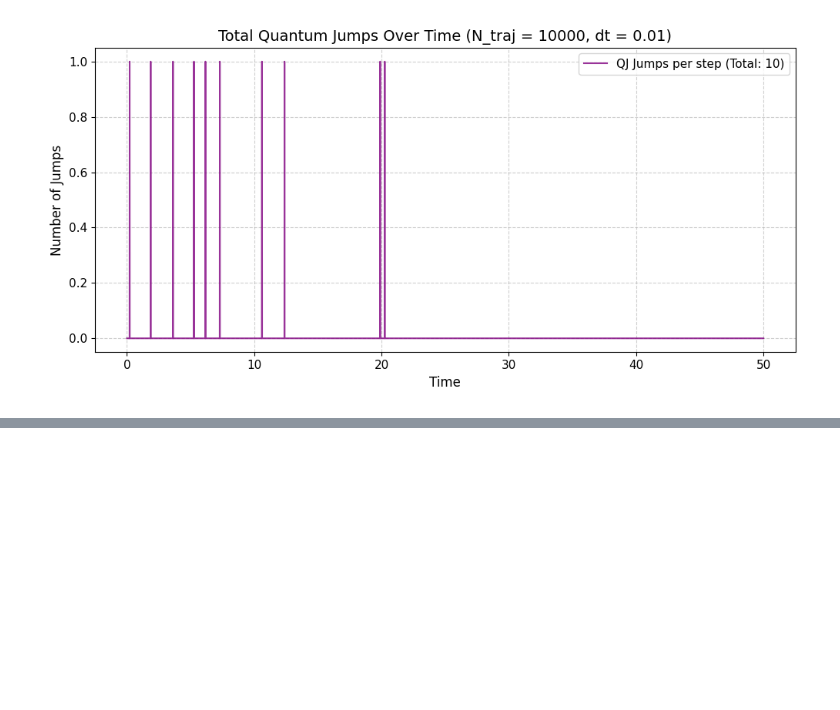
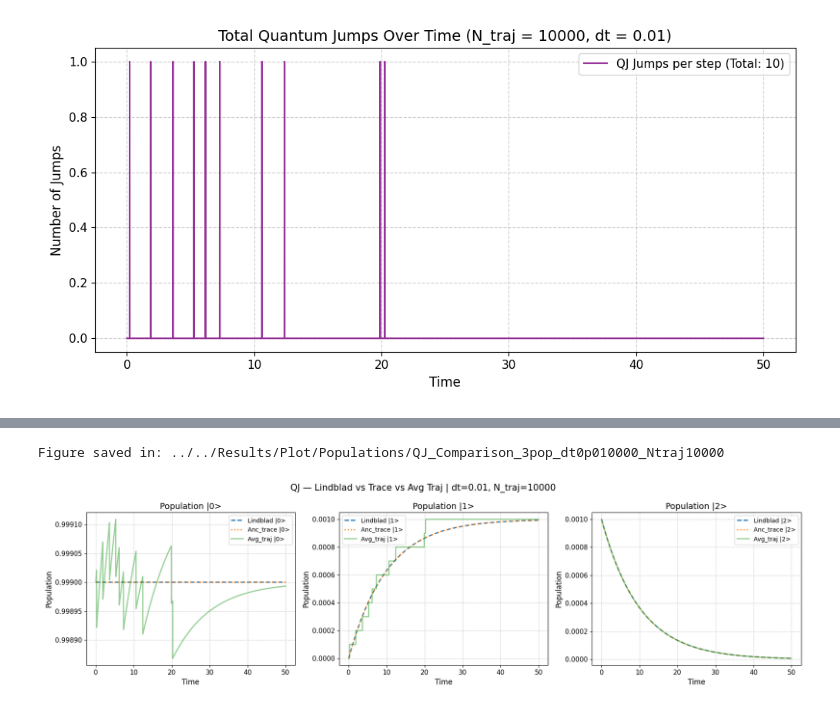
Before and after one commit to francescociavarella/Collisional-Methods, a Jupyter notebook: Coccia3LevelSys/Codes/Intermediate/Plot_rho_complete.ipynb, the cells around one changed output, grey strips where cells are left out. Cells and saved outputs as stored; diff of their text form; code cells hidden in the pictures; blank space fills up the shorter version.

Commit message:
plot 3 levels system

```diff
--- a/Coccia3LevelSys/Codes/Intermediate/Plot_rho_complete.ipynb
+++ b/Coccia3LevelSys/Codes/Intermediate/Plot_rho_complete.ipynb
@@ -134,3 +174,9 @@ def save_fig(fig, filename):
+# %%
+# ===========================
+# Unraveling Scheme Selection
+# ===========================
+
+MODE = "QJ"  # "QJ" or "SD"
 # %%
 plt.close('all')
 plt.plot(times, total_jumps_SD)
@@ -202,2 +208,55 @@ Figure saved in: ../../Results/Plot/Populations/QJ_Comparison_3pop_dt0p010000_Nt
+# %%
+# ====================================
+# Convergence Avg vs Trace vs Lindblad
+# ====================================
+plt.close('all')
+
+# Select data based on the chosen MODE
+avg_pop = {
+    "QJ": (avg_pop_00_QJ, avg_pop_11_QJ, avg_pop_22_QJ),
+    "SD": (avg_pop_00_SD, avg_pop_11_SD, avg_pop_22_SD),
+}[MODE]
+
+populations = [
+    {'lindblad': lindblad_00, 'trace': pops_trace_00, 'avg': avg_pop[0], 'label': '|0>'},
+    {'lindblad': lindblad_11, 'trace': pops_trace_11, 'avg': avg_pop[1], 'label': '|1>'},
+    {'lindblad': lindblad_22, 'trace': pops_trace_22, 'avg': avg_pop[2], 'label': '|2>'},
+]
+
+fig01, axes = plt.subplots(1, 3, figsize=(18, 5), sharey=False)
+
+for ax, pop in zip(axes, populations):
+    lbl = pop['label']
+
+    # Plotting the three dynamics
+    ax.plot(times, pop['lindblad'], label=f'Lindblad {lbl}', linewidth=2, linestyle='--')
+    ax.plot(times, pop['trace'],    label=f'Anc_trace {lbl}', linewidth=2, linestyle=':')
+    ax.plot(times, pop['avg'],      label=f'Avg_traj {lbl}',  linewidth=2, alpha=0.5)
+
+    ax.set_title(f'Population {lbl}', fontsize=14)
+    ax.set_xlabel('Time', fontsize=12)
+    ax.set_ylabel(f'Population', fontsize=12)
+
+    # ---------------------------------------------------------
+    # Format the Y-axis ticker to prevent scientific offsets
+    # ---------------------------------------------------------
+    formatter = ticker.ScalarFormatter(useOffset=False)
+    formatter.set_scientific(False) # Forces full decimal display
+    ax.yaxis.set_major_formatter(formatter)
+
+    ax.legend(loc='best')
+    ax.grid(True, linestyle='--', alpha=0.6)
+
+fig01.suptitle(f'{MODE} — Lindblad vs Trace vs Avg Traj | dt={dt}, N_traj={N_traj}', fontsize=15)
+
+# Adjust layout to prevent overlapping titles and labels
+plt.tight_layout()
+
+filename_01 = f'{MODE}_Comparison_3pop_dt{dt_str}_Ntraj{N_traj}'
+save_fig(fig01, filename_01)
+plt.show()
+# %% [output]
+Figure saved in: ../../Results/Plot/Populations/QJ_Comparison_3pop_dt0p010000_Ntraj10000
+[figure, added]
 # %%
 # ================================================
```
Also changed, not shown: parts of 11 cells of this notebook.
